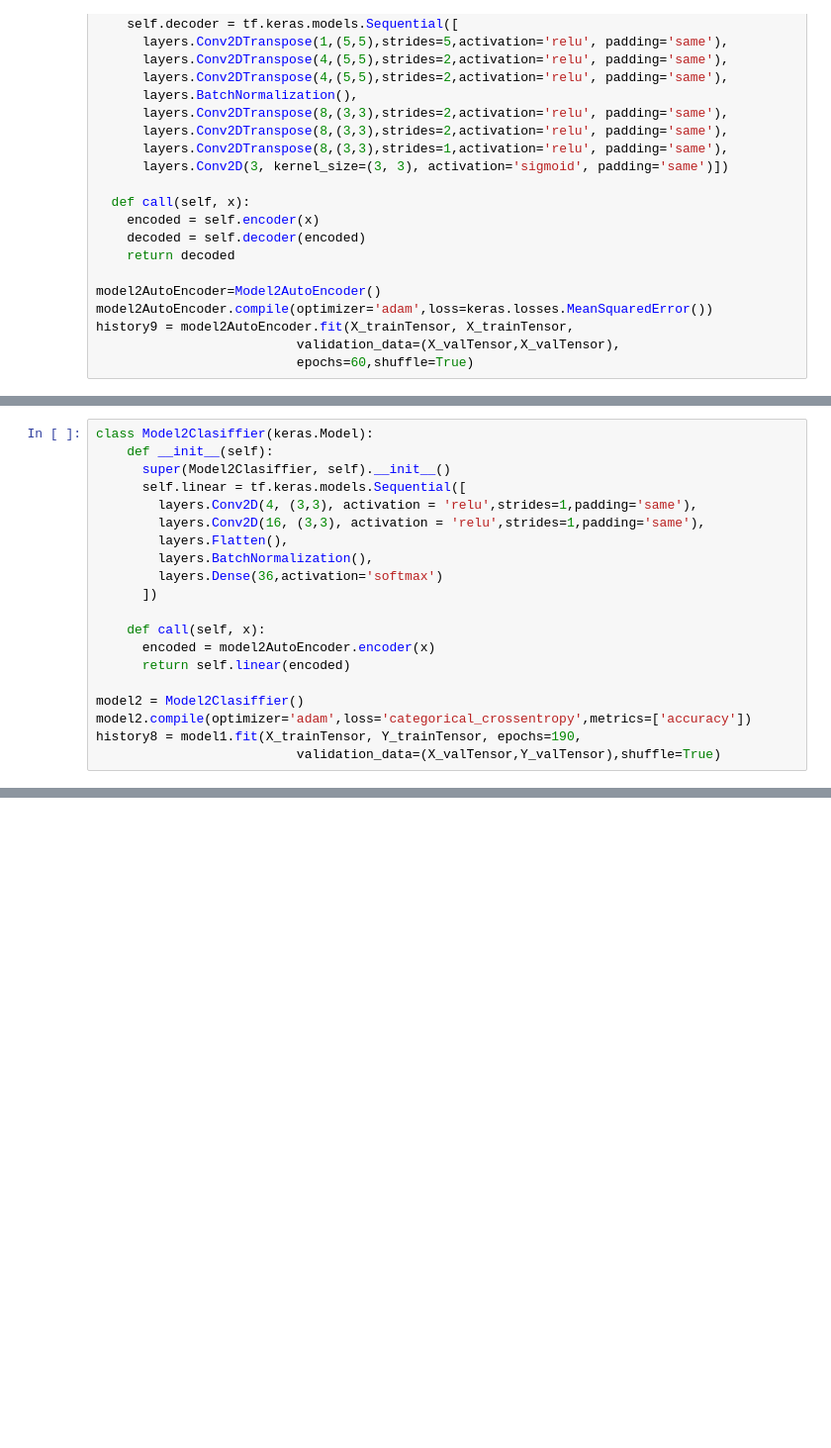
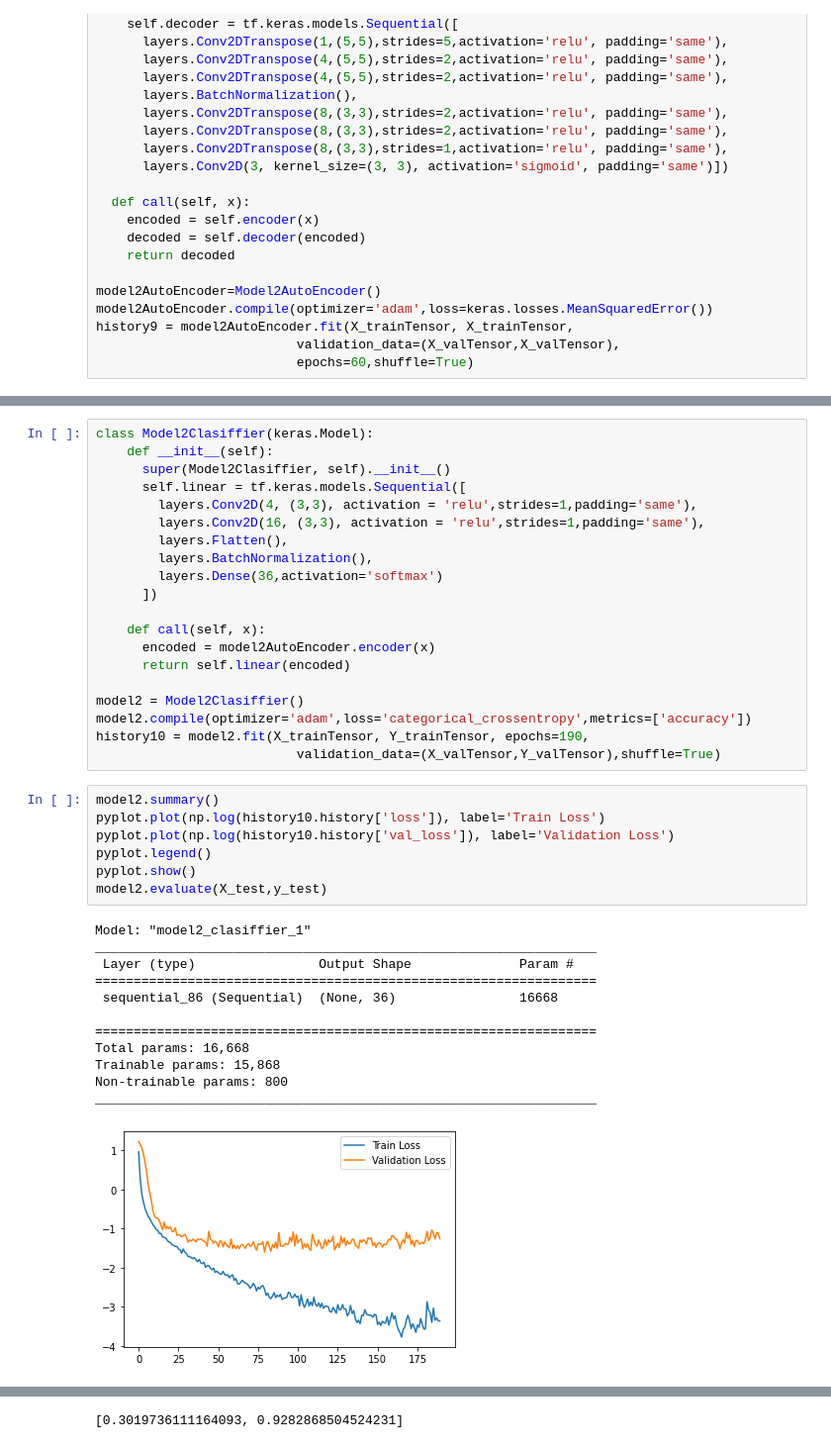
Before and after one commit to bugloader/ECE539-Hand-Gesture-Project, a Jupyter notebook: SingleChannelAttampt.ipynb, the cells around one changed output, grey strips where cells are left out. Shown at 99% size. Cells and saved outputs as stored; diff of their text form; blank space fills up the shorter version.

```diff
--- a/SingleChannelAttampt.ipynb
+++ b/SingleChannelAttampt.ipynb
@@ -608,5 +671,25 @@ class Model2Clasiffier(keras.Model):
 
 model2 = Model2Clasiffier()
 model2.compile(optimizer='adam',loss='categorical_crossentropy',metrics=['accuracy'])
-history8 = model1.fit(X_trainTensor, Y_trainTensor, epochs=190,
+history10 = model2.fit(X_trainTensor, Y_trainTensor, epochs=190,
                           validation_data=(X_valTensor,Y_valTensor),shuffle=True)
+# %%
+model2.summary()
+pyplot.plot(np.log(history10.history['loss']), label='Train Loss')
+pyplot.plot(np.log(history10.history['val_loss']), label='Validation Loss')
+pyplot.legend()
+pyplot.show()
+model2.evaluate(X_test,y_test)
+# %% [output]
+Model: "model2_clasiffier_1"
+_________________________________________________________________
+ Layer (type)                Output Shape              Param #
+=================================================================
+ sequential_86 (Sequential)  (None, 36)                16668
+
+=================================================================
+Total params: 16,668
+Trainable params: 15,868
+Non-trainable params: 800
+_________________________________________________________________
+[figure, added]
@@ -613 +697,2 @@ history8 = model1.fit(X_trainTensor, Y_trainTensor, epochs=190,
+[0.3019736111164093, 0.9282868504524231]
 # %%
```
Also changed, not shown: parts of 17 cells of this notebook, 4 other files.
